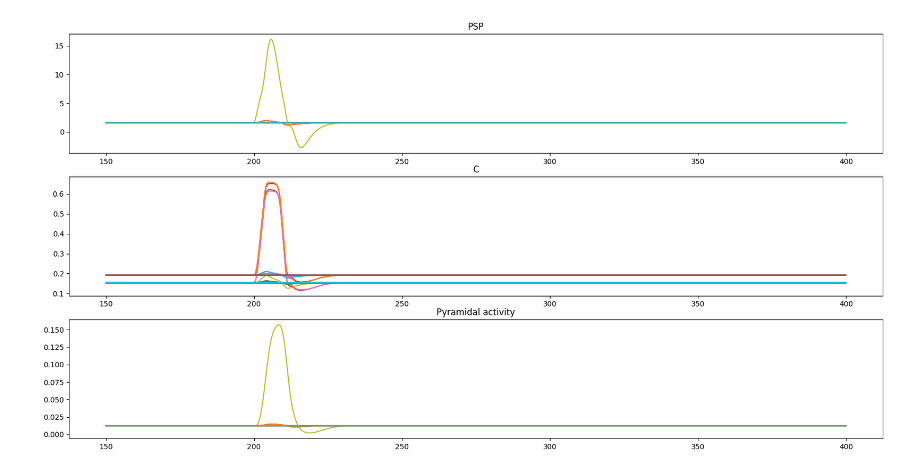
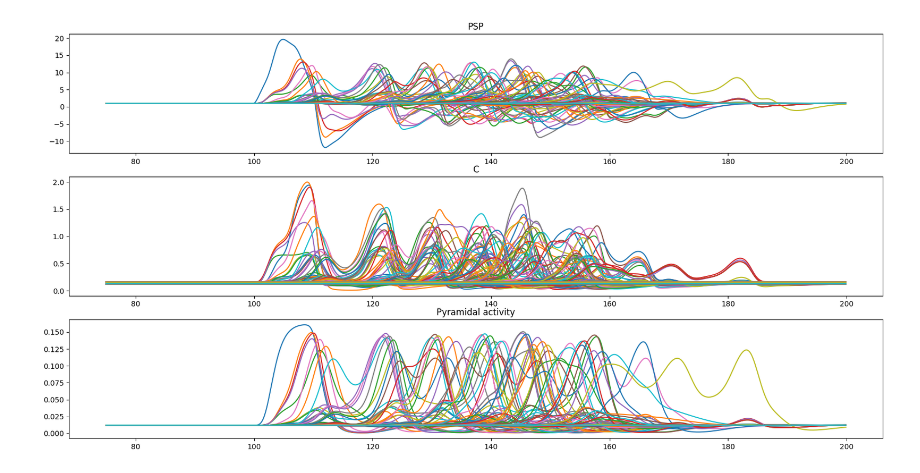
Before and after one commit to NinoHerve/mindmap, a Jupyter notebook: tutorials/simulations/Stasinski2024/cjasen_sandbox0.ipynb, the cells around one changed output. Cells and saved outputs as stored; diff of their text form; code cells hidden in the pictures.

```diff
--- a/tutorials/simulations/Stasinski2024/cjasen_sandbox0.ipynb
+++ b/tutorials/simulations/Stasinski2024/cjasen_sandbox0.ipynb
@@ -122,7 +122,7 @@ def generate_sphere_graph(N, k_neighbors=4):
 
     return centres, labels, weights, lengths
 
-centres, labels, weights, lengths = generate_sphere_graph(10000)
+centres, labels, weights, lengths = generate_sphere_graph(1000)
 speed   = np.array([3])
 
 plot_graph(centres, weights).show()
@@ -209,21 +266,29 @@ def run_hab_sim(eta=0.01, tau_d=10, mu=0.03, gc_val=10, stimulations = [([0], 0.
 # %%
 print("Running turbo tuning ...")
 
-eta = 1
-tau_d = 1
-mu = 0.1
-gc_val = 100
+eta         = 0.8
+tau_d       = 5
+mu          = 0.1
+r_intra     = 0.56
+r_inter     = 0.56
+gc_val      = 107.5
+dt          = 0.1
+integration = "det"
 
-stimulations = [([0], mu, 4000)]
-stimulations = stimulation  = [([0], 0, 2000), ([8], 0.3, 100), ([0], 0, 2000)]
+stimulations = [([0], mu, 2000)]
+stimulations = stimulation  = [([0], 0, 1000), ([0], 0.4, 100), ([0], 0, 1000)]
 
-hab_results = run_hab_sim(
-    eta = eta,
-    tau_d = tau_d,
-    mu = mu,
-    gc_val = gc_val,
+hab_results = run_simulation(
+    conn = build_connectvitiy(weights, lengths, labels, centres, speed),
+    dt           = dt,
+    eta          = eta,
+    tau_d        = tau_d,
+    mu           = mu,
+    r_intra      = r_intra,
+    r_inter      = r_inter,
+    gc_val       = gc_val,
     stimulations = stimulations,
-    integration="det"
+    integration  = integration,
 )
 # %% [output]
 Running turbo tuning ...
@@ -236,25 +301,25 @@ mu =  0.1
 # %%
 PSP, C, y0 = hab_results
 t = np.arange(PSP.shape[0])*0.1
 
 fig, axs = plt.subplots(nrows=3, ncols=1, figsize=(20,10))
-start = 150    # in [ms]
-end   = 400
+start = 75    # in [ms]
+end   = 200
 
 s_idx = int(start*10)
 e_idx = int(end*10)
 axs[0].plot(t[s_idx:e_idx], PSP[s_idx:e_idx,:])
 axs[0].set_title("PSP")
 #axs[0].legend(labels)
 
 axs[1].plot(t[s_idx:e_idx], C[s_idx:e_idx,:])
 axs[1].set_title("C")
 
 axs[2].plot(t[s_idx:e_idx], y0[s_idx:e_idx,:])
 axs[2].set_title("Pyramidal activity")
 
 plt.show()
 # %% [output]
-[figure, old version]
+[figure, new version]
 # %%
 # rebuild connectivity
```
Also changed, not shown: parts of 5 cells of this notebook, 15 other files.
